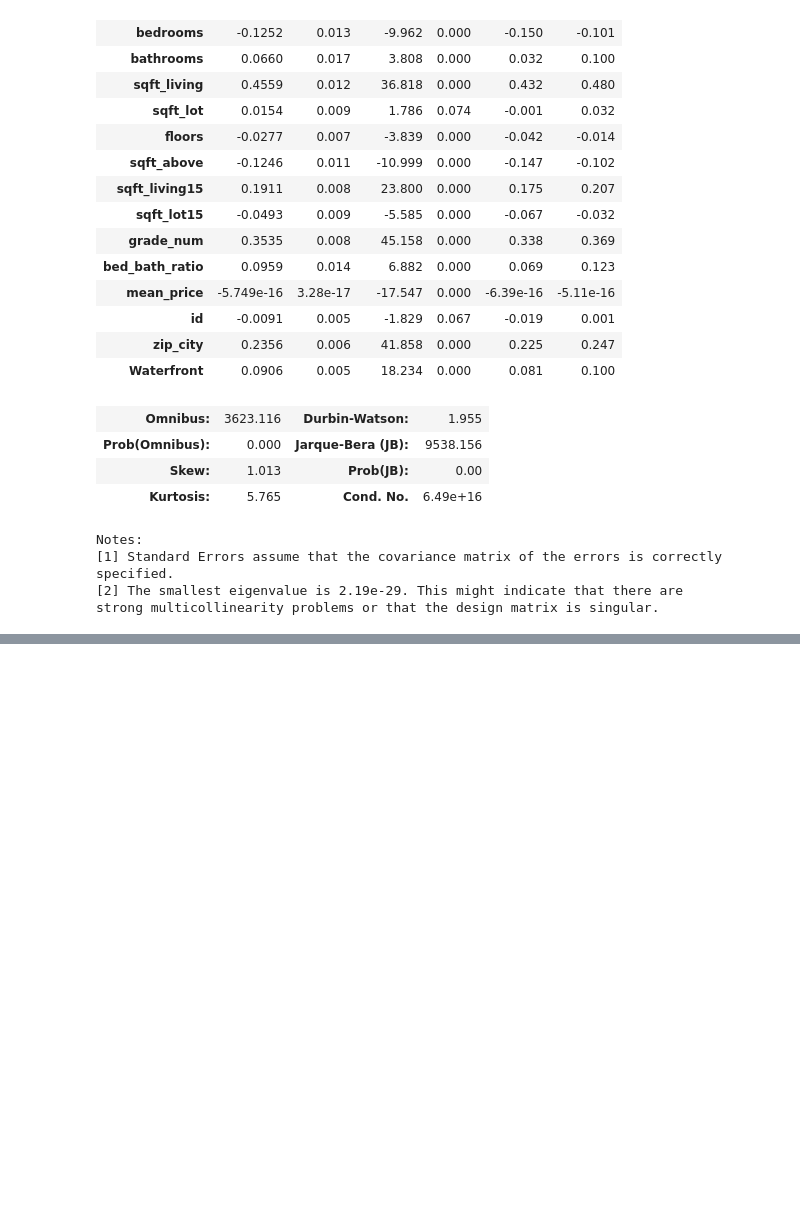
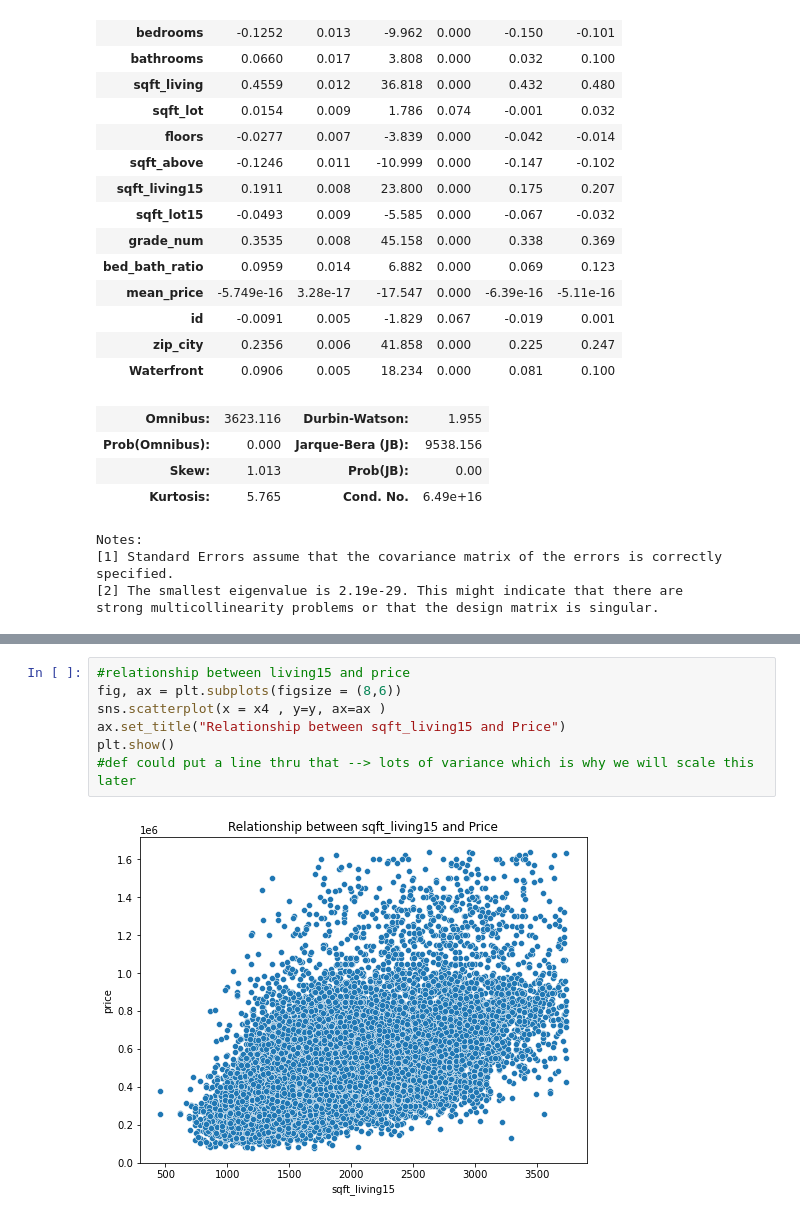
Before and after one commit to MackoyS/sarah-and-mackoy-price-modeling, a Jupyter notebook: DraftProject.ipynb, the cells around one changed output, grey strips where cells are left out. Drawn from its saved outputs; the diff is of its cells as text; blank space fills up the shorter version.

```diff
--- a/DraftProject.ipynb
+++ b/DraftProject.ipynb
@@ -1644,0 +1710,9 @@ strong multicollinearity problems or that the design matrix is singular.
+# %%
+#relationship between living15 and price
+fig, ax = plt.subplots(figsize = (8,6))
+sns.scatterplot(x = x4 , y=y, ax=ax )
+ax.set_title("Relationship between sqft_living15 and Price")
+plt.show()
+#def could put a line thru that --> lots of variance which is why we will scale this later
+# %% [output]
+[figure, added]
```
Also changed, not shown: parts of 51 cells of this notebook.
